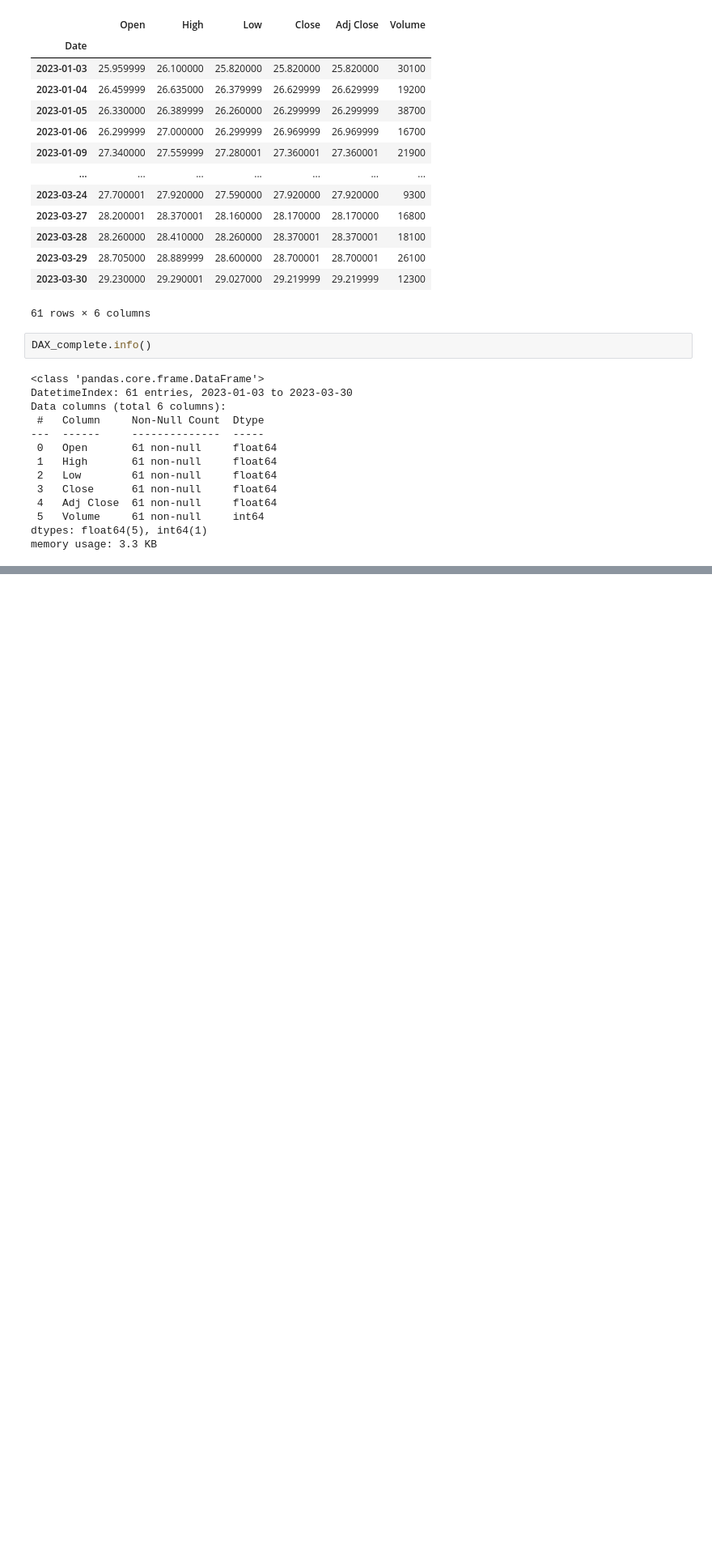
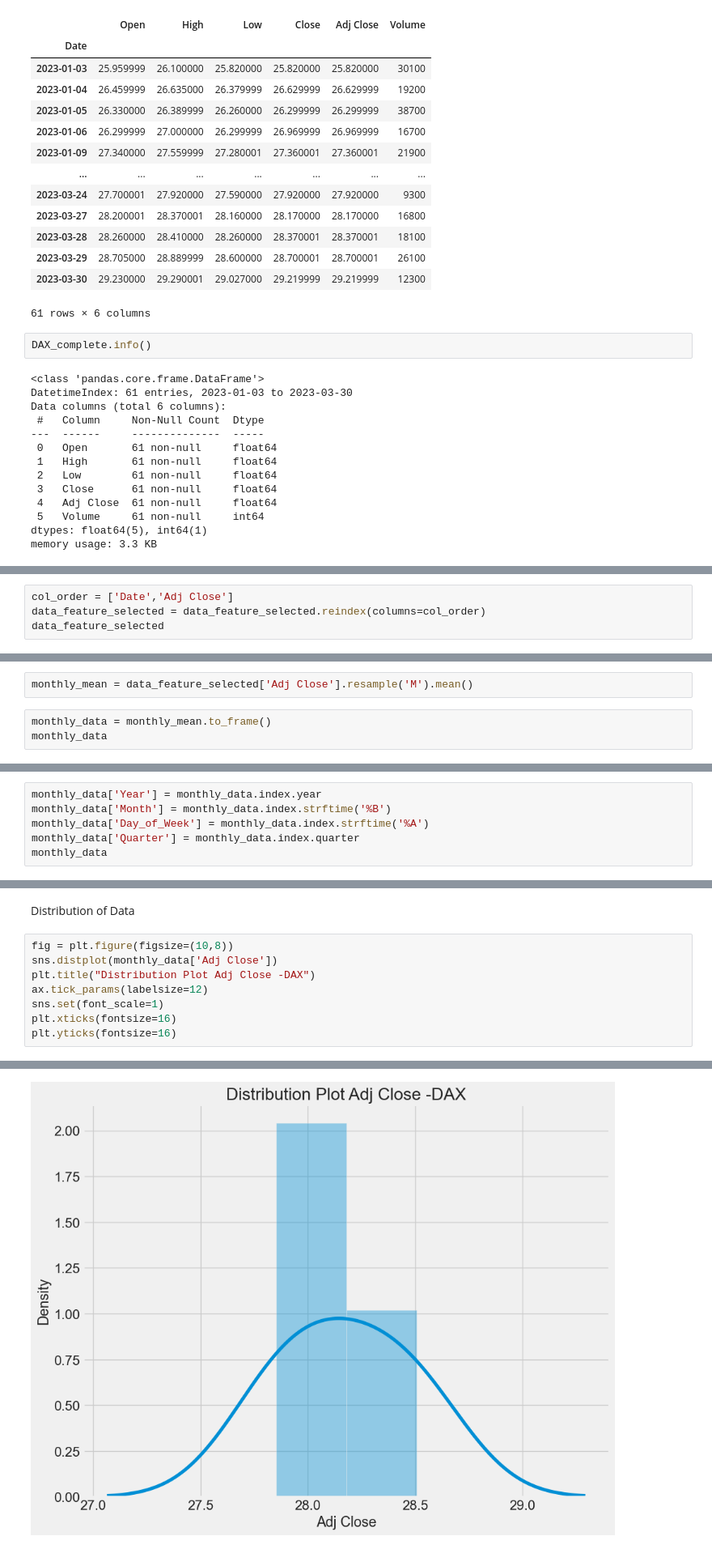
Before and after one commit to baunkofer/times_series_prediction, a Jupyter notebook: Time_Series_Prediction.ipynb, the cells around one changed output, grey strips where cells are left out. Shown at 81% size. Saved outputs shown, nothing was run; the diff lists cells and outputs as text; blank space fills up the shorter version.

```diff
--- a/Time_Series_Prediction.ipynb
+++ b/Time_Series_Prediction.ipynb
@@ -183,0 +225,4 @@ plt.show()
+# %%
+col_order = ['Date','Adj Close']
+data_feature_selected = data_feature_selected.reindex(columns=col_order)
+data_feature_selected
@@ -183,0 +248,5 @@ plt.show()
+# %%
+monthly_mean = data_feature_selected['Adj Close'].resample('M').mean()
+# %%
+monthly_data = monthly_mean.to_frame()
+monthly_data
@@ -183,0 +261,6 @@ plt.show()
+# %%
+monthly_data['Year'] = monthly_data.index.year
+monthly_data['Month'] = monthly_data.index.strftime('%B')
+monthly_data['Day_of_Week'] = monthly_data.index.strftime('%A')
+monthly_data['Quarter'] = monthly_data.index.quarter
+monthly_data
@@ -183,0 +273,11 @@ plt.show()
+# %% [markdown]
+Distribution of Data
+# %%
+fig = plt.figure(figsize=(10,8))
+sns.distplot(monthly_data['Adj Close'])
+plt.title("Distribution Plot Adj Close -DAX")
+ax.tick_params(labelsize=12)
+sns.set(font_scale=1)
+plt.xticks(fontsize=16)
+plt.yticks(fontsize=16)
+# %% [output]
@@ -183,0 +295 @@ plt.show()
+[figure, added]
```
Also changed, not shown: parts of 30 cells of this notebook.
